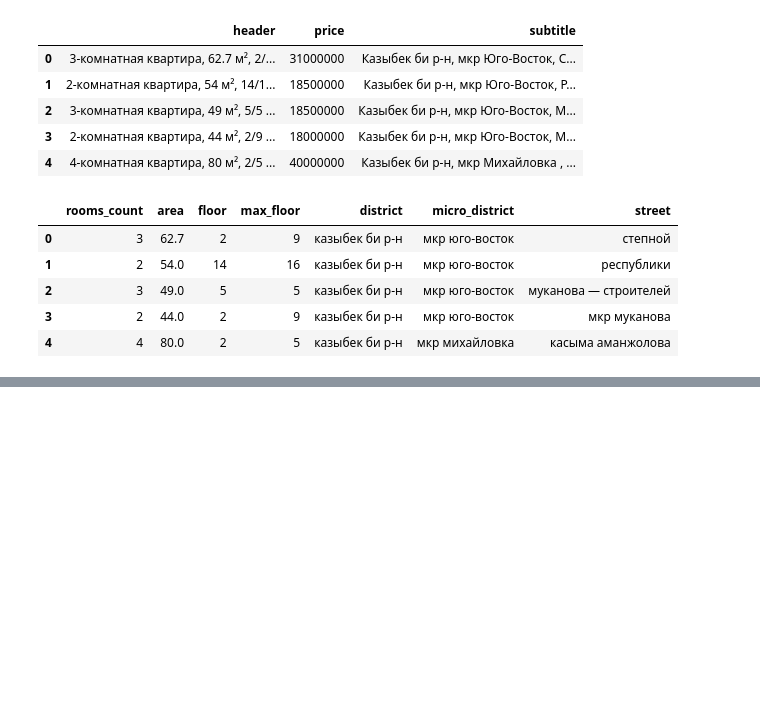
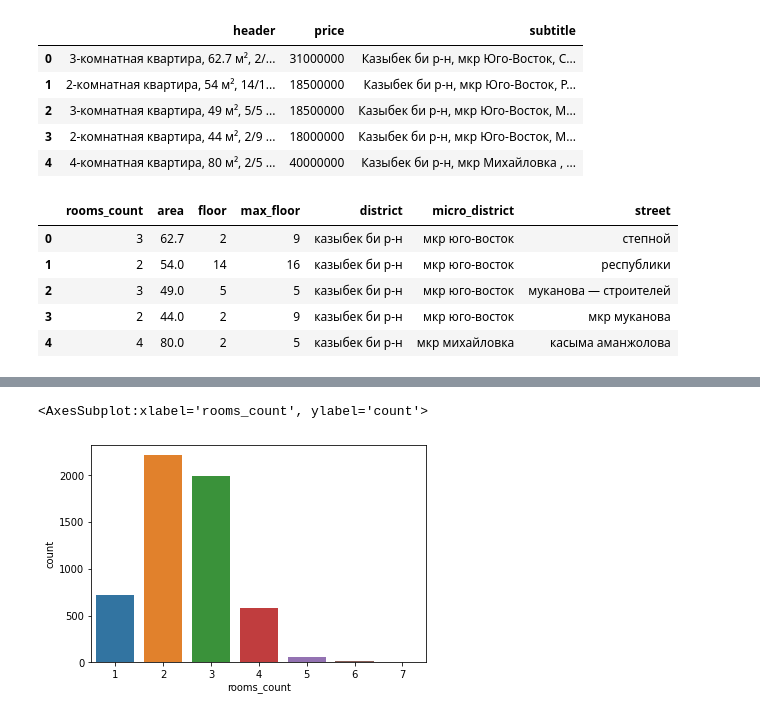
Before and after one commit to Artem123456789/flats_krisha_predictions, a Jupyter notebook: main.ipynb, the cells around one changed output, grey strips where cells are left out. Cells and saved outputs as stored; diff of their text form; code cells hidden in the pictures; blank space fills up the shorter version.

```diff
--- a/main.ipynb
+++ b/main.ipynb
@@ -114,4 +114,4 @@ def remove_string_from_price():
 remove_string_from_price()
 # %%
 result_df["price"] = df["price"]
-result_df["price"].apply(float)
+result_df["price"] = result_df["price"].astype("float")
@@ -119,0 +153,5 @@ ValueError: could not convert string to float: 'от 24395000'
+# %%
+sns.countplot(data=result_df, x="rooms_count")
+# %% [output]
+<AxesSubplot:xlabel='rooms_count', ylabel='count'>
+[figure, added]
```
Also changed, not shown: parts of 21 cells of this notebook.
